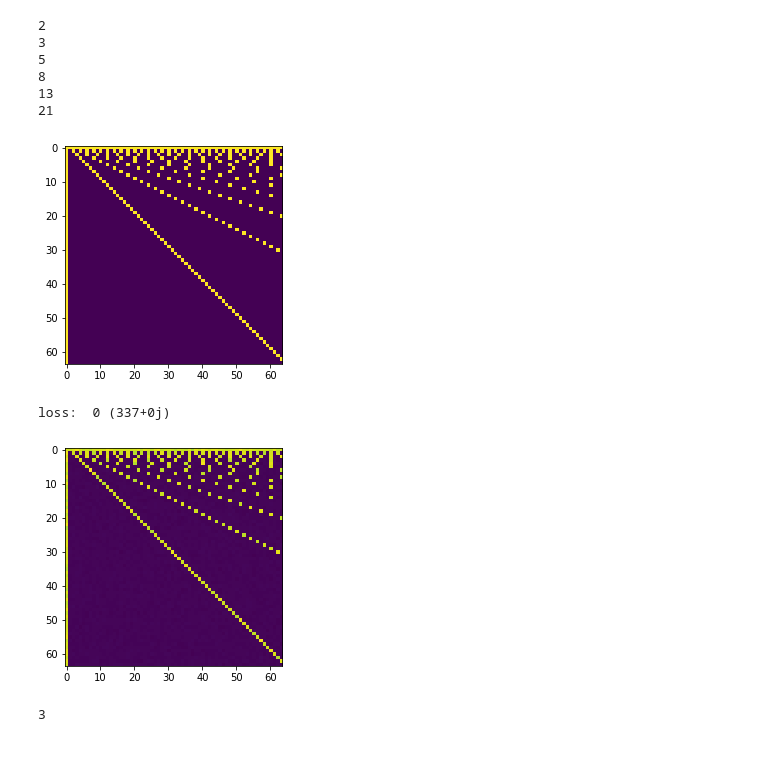
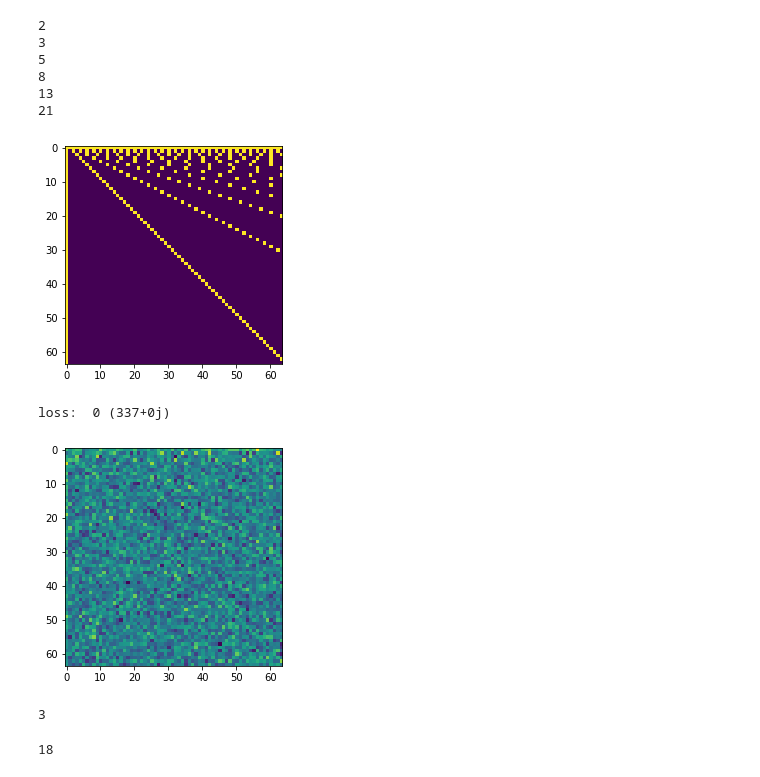
Before and after one commit to Unilmalas/TextAI, a Jupyter notebook: snippets33.ipynb, the cells around one changed output. Drawn from its saved outputs; the diff is of its cells as text; code cells hidden in the pictures.

```diff
--- a/snippets33.ipynb
+++ b/snippets33.ipynb
@@ -976,7 +976,7 @@ nshown = modeldim
 # H is hidden dimension; D_out is output dimension.
 N, D_in, H, D_out = nshown+1, modeldim, 4, modeldim
 
-inpt = np.zeros(modeldim) # input
+inpt = np.zeros(modeldim) + np.zeros(modeldim)*1.0j # input
 y = np.zeros(D_out) # truth
 #y[0] = 1
 ndim2 = int(math.sqrt(modeldim))
@@ -990,11 +990,11 @@ plt.imshow(img_yp)
 plt.show()
 
 # Randomly initialize weights
-w1 = np.random.randn(D_in, H)*0.001 + np.random.randn(D_in, H)*0.01j
-w2 = np.random.randn(H, D_out)*0.001 + np.random.randn(H, D_out)*0.01j
+w1 = np.random.randn(D_in, H)*0.001 + np.random.randn(D_in, H)*0.0001j
+w2 = np.random.randn(H, D_out)*0.001 + np.random.randn(H, D_out)*0.0001j
 
-b1 = np.zeros(H) # bias
-b2 = np.zeros(D_out)
+b1 = np.zeros(H) + np.zeros(H)*1.0j # bias
+b2 = np.zeros(D_out) + np.zeros(D_out)*1.0j
 
 mw1 = np.zeros_like(w1)
 mw2 = np.zeros_like(w2)
@@ -1005,12 +1005,12 @@ mb2 = np.zeros_like(b2)
 #yw1 = []
 #yw2 = []
 
-learning_rate = 1e-3
+learning_rate = 5e-5
 
-for t in range(30):
+for t in range(100):
     # Forward pass: compute predicted y
     #h = np.dot(inpt, w1) + b1
-    h = np.dot(np.power(inpt, 2), w1) + b1 # try quadratic
+    h = np.dot(inpt*inpt, w1) + b1 # try quadratic
     h_relu = h
     h_relu = np.maximum(h, 0)
     #h_relu = softmax(h)
@@ -1027,43 +1027,44 @@ for t in range(30):
     #print(h_relu, ' : ', grad_y_pred.T, ' : ', h_relu)
     grad_w2 = np.dot(h_relu, np.ones_like(w2)) * grad_y_pred # dw2 = (.) ReLu(h)
     grad_b2 = grad_y_pred
     grad_h_relu = np.dot(grad_y_pred, w2.T) # dw1 = (.) w2 ReLu'(h) x
     grad_h = grad_h_relu.copy()
     grad_h[h < 0] = 0 # ReLU'
     #grad_w1 = np.dot(inpt.T, np.ones_like(w1)) * grad_h
-    grad_w1 = np.dot(np.power(inpt, 2).T, np.ones_like(w1)) * grad_h
+    grad_w1 = np.dot((inpt*inpt).T, np.ones_like(w1)) * grad_h
     grad_b1 = np.dot(w2, grad_y_pred.T)
 
     # Update weights
-    #w1 -= learning_rate * grad_w1
-    #w2 -= learning_rate * grad_w2
-    #b1 -= learning_rate * grad_b1.T[0]
-    #b2 -= learning_rate * grad_b2[0]
-    for param, dparam, mem in zip([w1, w2, b1, b2], [grad_w1, grad_w2, grad_b1.T[0], grad_b2[0]], [mw1, mw2, mb1, mb2]):
-        mem += np.real(dparam) * np.real(dparam)
-        param += -learning_rate * np.real(dparam) / np.sqrt(mem + 1e-8) # adagrad update
+    w1 -= learning_rate * grad_w1
+    w2 -= learning_rate * grad_w2
+    b1 -= learning_rate * grad_b1.T[0]
+    b2 -= learning_rate * grad_b2[0]
+    #for param, dparam, mem in zip([w1, w2, b1, b2], [grad_w1, grad_w2, grad_b1.T[0], grad_b2[0]], [mw1, mw2, mb1, mb2]):
+        #mem += np.real(dparam) * np.real(dparam)
+        #param += -learning_rate * np.real(dparam) / np.sqrt(mem + 1e-8) # adagrad update
 
     #yw1.append(np.sum(grad_w1))
     #yw2.append(np.sum(grad_w2))
 
-    inpt += np.real(y_pred) # feedback loop
+    #inpt += np.real(y_pred) # feedback loop
+    inpt += y_pred # feedback loop
 
 #print('prediction: ', y_pred)
 #x = range(len(yw1))
 #print('w1')
 #plt.plot(x, yw1)
 #plt.show()
 #print('w2')
 #plt.plot(x, yw2)
 #plt.show()
 
 img_yp = y_pred.reshape(ndim2, ndim2)
 plt.imshow(np.real(img_yp))
 plt.show()
 # %% [output]
 [figure]
 loss:  0 (337+0j)
-[figure, old version]
+[figure, new version]
 # %%
 # quickselect
 import math
@@ -1103,3 +1104,19 @@ if __name__=='__main__':
     main()
 # %% [output]
 3
+# %%
+# multifactorials
+def mfct(n, m):
+    '''multifactorial m of n'''
+    res = 1
+    for k in range(n, 1, -m):
+        res *= k
+    return res
+
+def main():
+    print(mfct(6,3))
+
+if __name__=='__main__':
+    main()
+# %% [output]
+18
```
Also changed, not shown: parts of 2 cells of this notebook.
